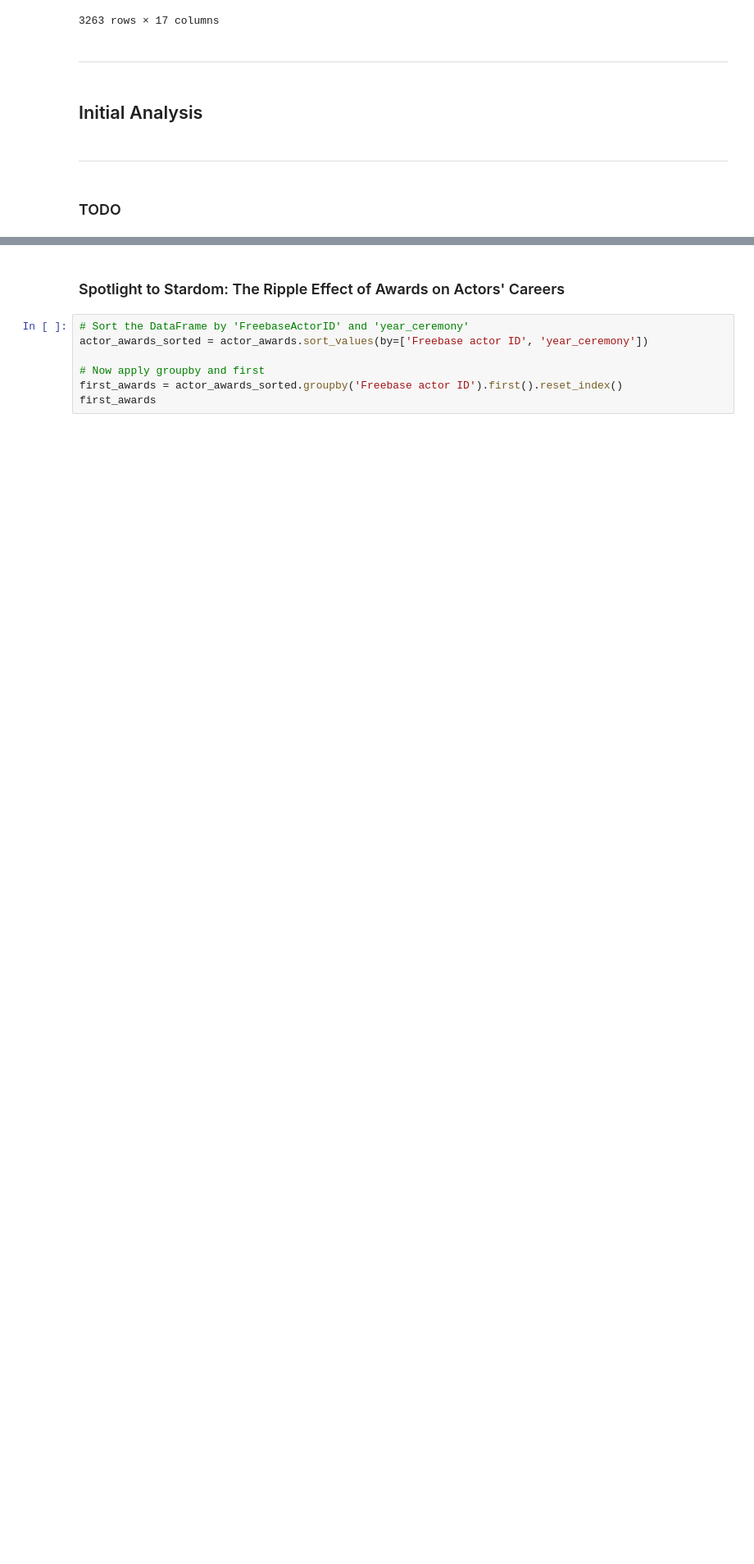
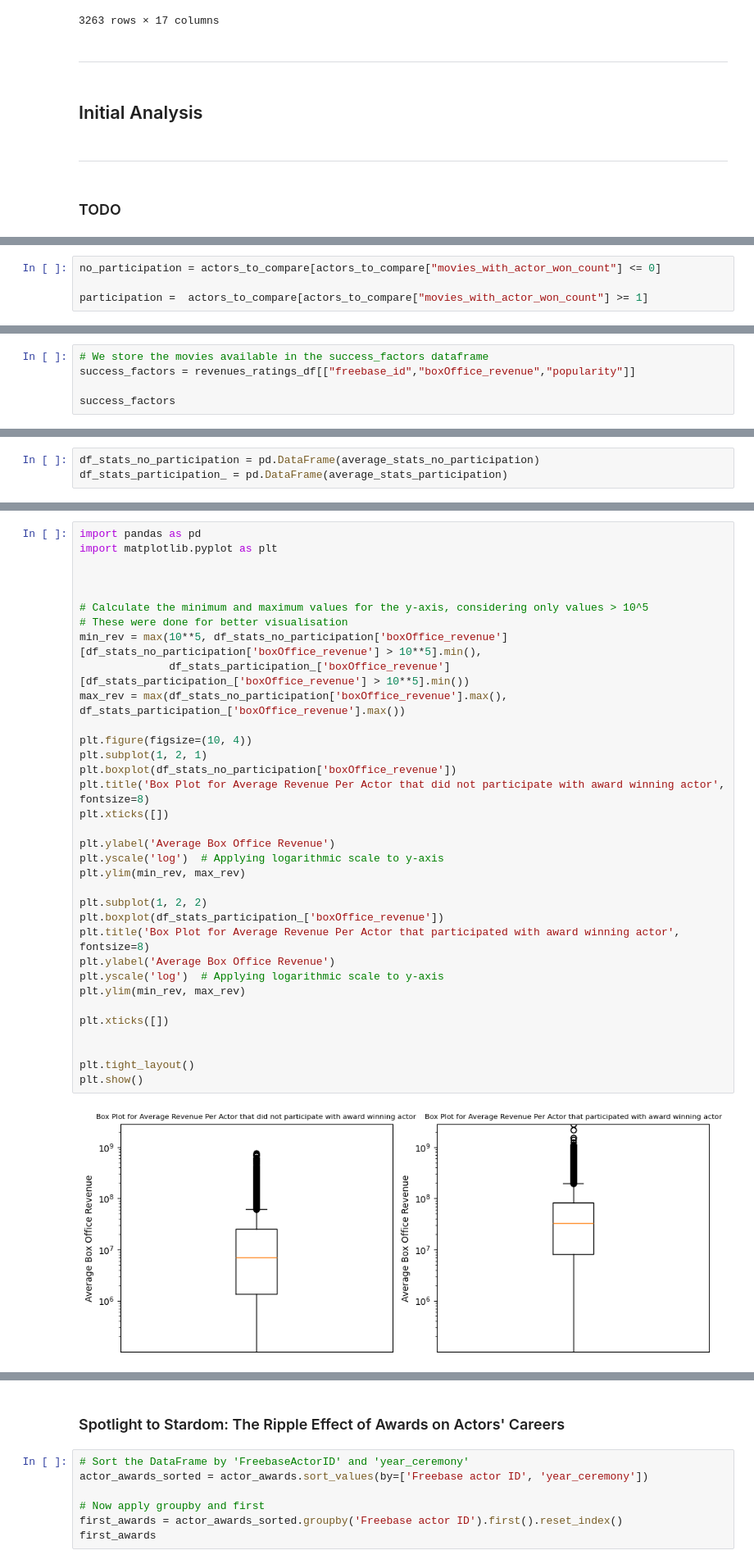
Before and after one commit to epfl-ada/ada-2023-project-cedars10452, a Jupyter notebook: Untitled.ipynb, the cells around one changed output, grey strips where cells are left out. Shown at 82% size. Cells and saved outputs as stored; diff of their text form; blank space fills up the shorter version.

```diff
--- a/Untitled.ipynb
+++ b/Untitled.ipynb
@@ -653,0 +787,4 @@ actor_awards
+# %%
+no_participation = actors_to_compare[actors_to_compare["movies_with_actor_won_count"] <= 0]
+
+participation =  actors_to_compare[actors_to_compare["movies_with_actor_won_count"] >= 1]
@@ -653,0 +801,5 @@ actor_awards
+# %%
+# We store the movies available in the success_factors dataframe
+success_factors = revenues_ratings_df[["freebase_id","boxOffice_revenue","popularity"]]
+
+success_factors
@@ -653,0 +914,3 @@ actor_awards
+# %%
+df_stats_no_participation = pd.DataFrame(average_stats_no_participation)
+df_stats_participation_ = pd.DataFrame(average_stats_participation)
@@ -653,0 +956,36 @@ actor_awards
+# %%
+import pandas as pd
+import matplotlib.pyplot as plt
+
+
+
+# Calculate the minimum and maximum values for the y-axis, considering only values > 10^5
+# These were done for better visualisation
+min_rev = max(10**5, df_stats_no_participation['boxOffice_revenue'][df_stats_no_participation['boxOffice_revenue'] > 10**5].min(),
+              df_stats_participation_['boxOffice_revenue'][df_stats_participation_['boxOffice_revenue'] > 10**5].min())
+max_rev = max(df_stats_no_participation['boxOffice_revenue'].max(), df_stats_participation_['boxOffice_revenue'].max())
+
+plt.figure(figsize=(10, 4))
+plt.subplot(1, 2, 1)
+plt.boxplot(df_stats_no_participation['boxOffice_revenue'])
+plt.title('Box Plot for Average Revenue Per Actor that did not participate with award winning actor', fontsize=8)
+plt.xticks([])
+
+plt.ylabel('Average Box Office Revenue')
+plt.yscale('log')  # Applying logarithmic scale to y-axis
+plt.ylim(min_rev, max_rev)
+
+plt.subplot(1, 2, 2)
+plt.boxplot(df_stats_participation_['boxOffice_revenue'])
+plt.title('Box Plot for Average Revenue Per Actor that participated with award winning actor', fontsize=8)
+plt.ylabel('Average Box Office Revenue')
+plt.yscale('log')  # Applying logarithmic scale to y-axis
+plt.ylim(min_rev, max_rev)
+
+plt.xticks([])
+
+
+plt.tight_layout()
+plt.show()
+# %% [output]
+[figure, added]
```
Also changed, not shown: parts of 24 cells of this notebook.
